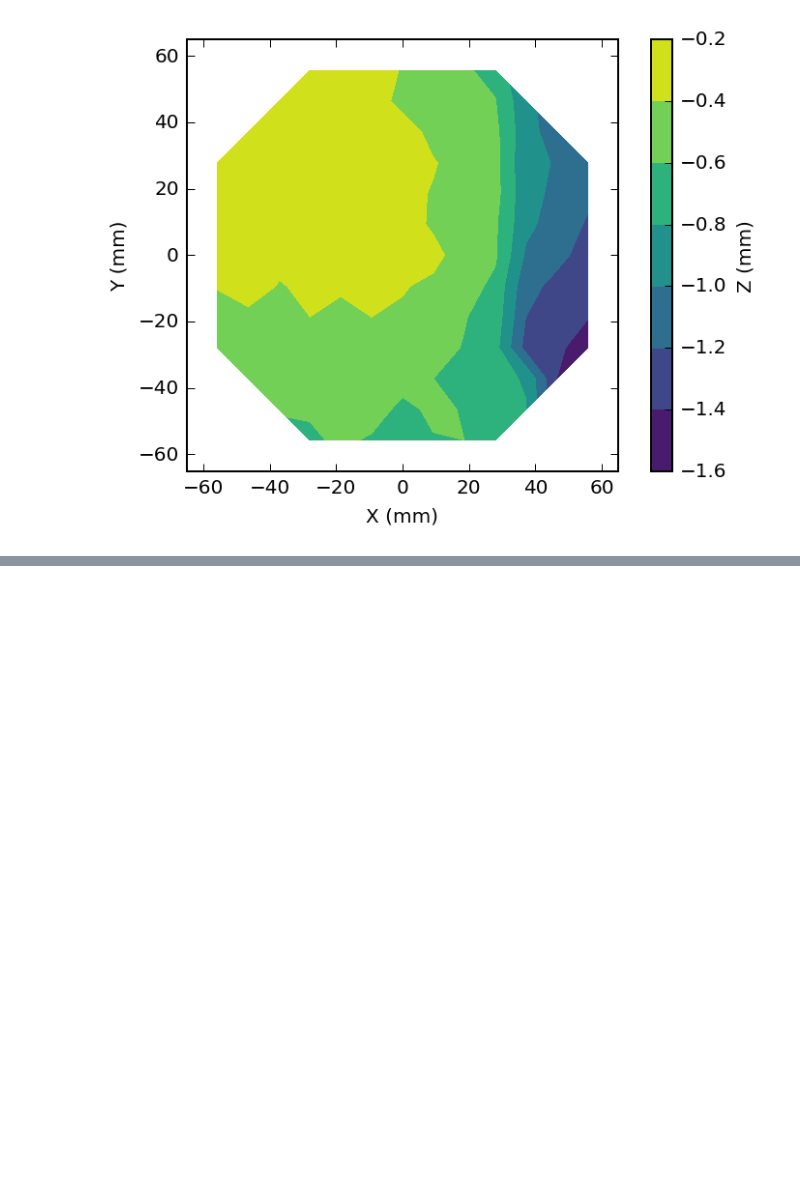
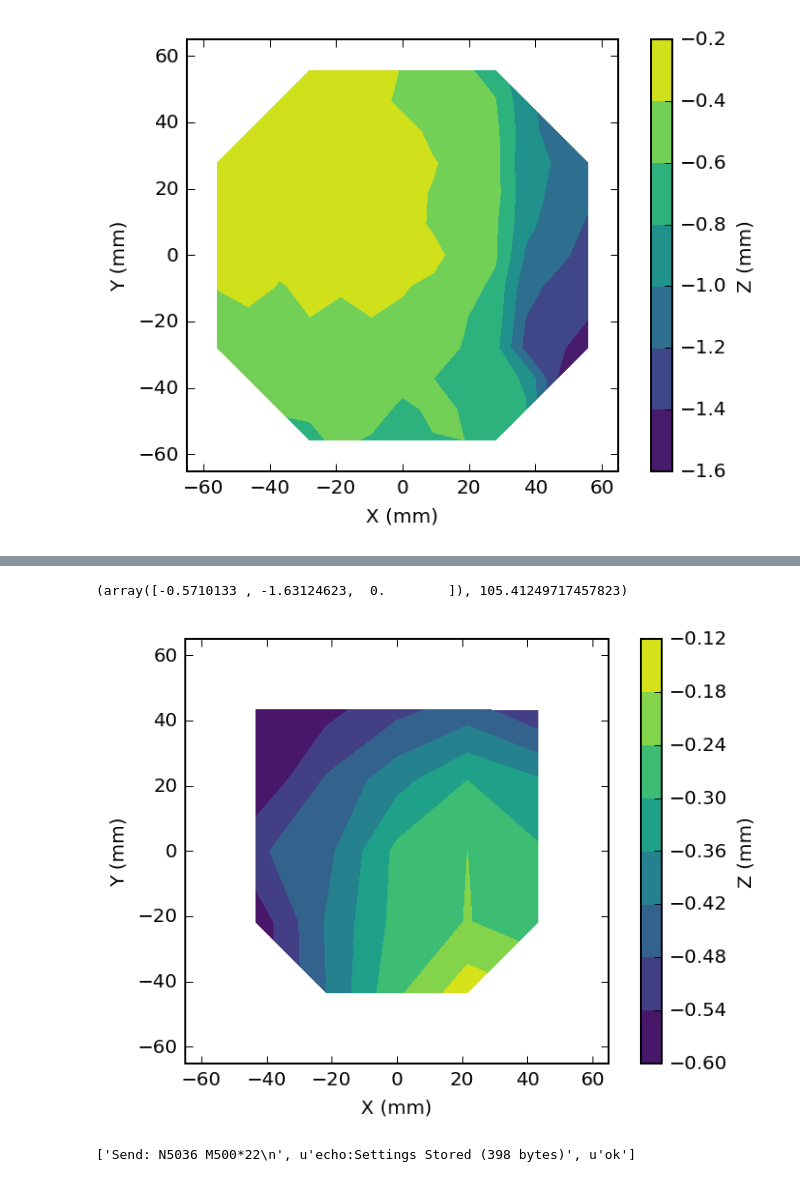
Before and after one commit to aarchiba/delta_prober, a Jupyter notebook: probing.ipynb, the cells around one changed output, grey strips where cells are left out. Cells and saved outputs as stored; diff of their text form; code cells hidden in the pictures; blank space fills up the shorter version.

```diff
--- a/probing.ipynb
+++ b/probing.ipynb
@@ -140,0 +243,18 @@ P.probes
+# %%
+m666_vals = params[:3] - x[:3]
+m666_vals -= np.amax(m666_vals)
+m665_r_new = m665_r - x[3]
+m666_vals, m665_r_new
+# %% [output]
+(array([-0.5710133 , -1.63124623,  0.        ]), 105.41249717457823)
+# %%
+P.conn.send_gcode_string("M666 X{0} Y{1} Z{2}"
+                         .format(*m666_vals))
+P.conn.send_gcode_string("M665 R{0}"
+                         .format(m665_r_new))
+P.on()
+xs, ys, zs, ss = P.probe_grid_multi(7,4,order='shuffle')
+P.off()
+prober.plot_bed_matrix(xs, ys, zs)
+# %% [output]
+[figure, added]
@@ -140,0 +266,5 @@ P.probes
+# %%
+cmd = P.conn.send_gcode_string("M500")
+P.conn.responses_to(cmd)
+# %% [output]
+['Send: N5036 M500*22\n', u'echo:Settings Stored (398 bytes)', u'ok']
```
Also changed, not shown: parts of 11 cells of this notebook, 1 other file.
